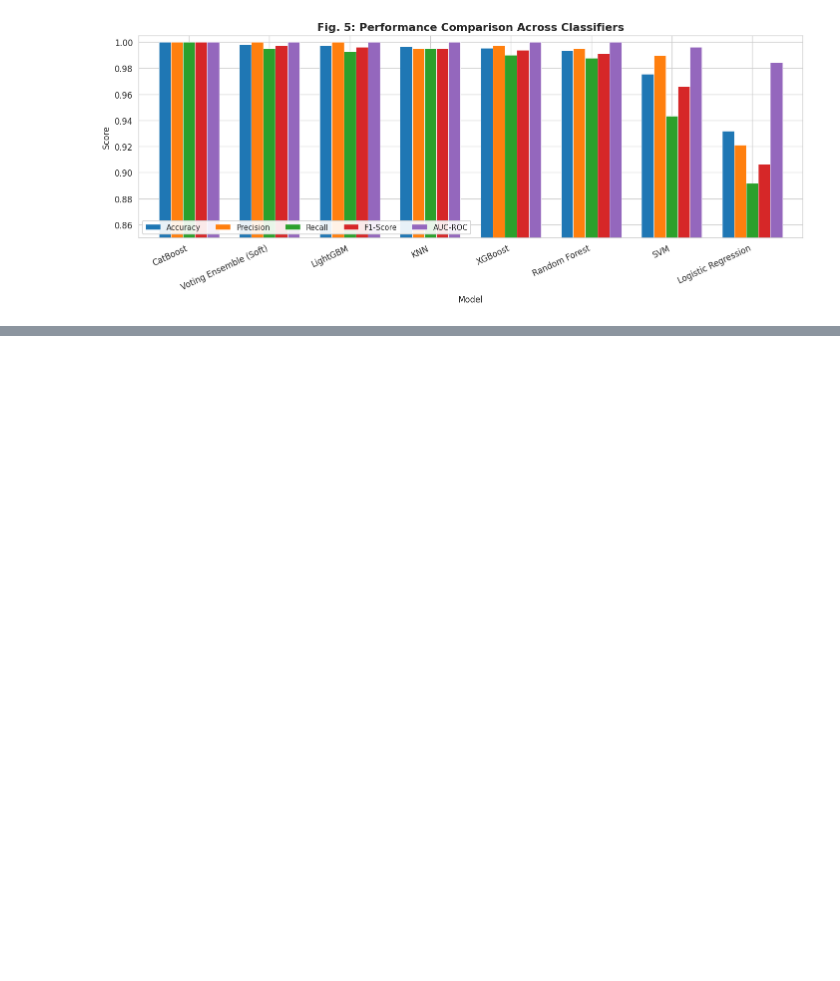
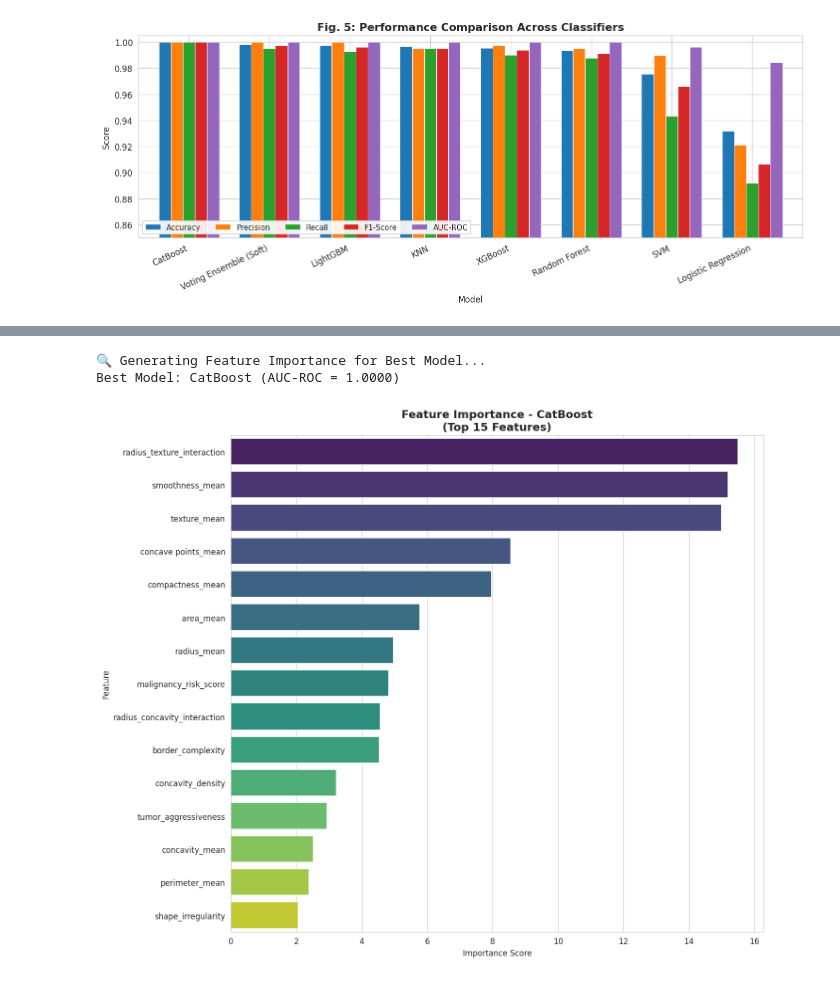
Before and after one commit to proshenjitbarua06-dot/skill-morph, a Jupyter notebook: Breast_Cancer.ipynb, the cells around one changed output, grey strips where cells are left out. Saved outputs shown, nothing was run; the diff lists cells and outputs as text; code cells hidden in the pictures; blank space fills up the shorter version.

```diff
--- a/Breast_Cancer.ipynb
+++ b/Breast_Cancer.ipynb
@@ -462,0 +421,68 @@ if hasattr(best_clf, "feature_importances_"):
+# %%
+# ====================== FEATURE IMPORTANCE (Best Model) ======================
+print("\n🔍 Generating Feature Importance for Best Model...")
+
+# Find best model by AUC-ROC
+best_row = results_df.iloc[0]
+best_name = best_row['Model']
+print(f"Best Model: {best_name} (AUC-ROC = {best_row['AUC-ROC']:.4f})")
+
+plt.figure(figsize=(12, 10))
+
+if best_name == "Voting Ensemble (Soft)":
+    # Use XGBoost feature importance as proxy (best single model)
+    best_model = models["XGBoost"]
+    best_name_for_title = "Voting Ensemble (using XGBoost importance)"
+else:
+    best_model = models[best_name]
+    best_name_for_title = best_name
+
+# Get feature importance
+if hasattr(best_model, "feature_importances_"):
+    importances = best_model.feature_importances_
+elif hasattr(best_model, "get_booster"):  # XGBoost
+    importances = best_model.feature_importances_
+else:
+    print("Feature importance not available for this model.")
+    importances = None
+
+if importances is not None:
+    feature_names = X.columns
+    feature_importance_df = pd.DataFrame({
+        'Feature': feature_names,
+        'Importance': importances
+    }).sort_values(by='Importance', ascending=False)
+
+    # Top 15 features
+    top_features = feature_importance_df.head(15)
+
+    sns.barplot(x='Importance', y='Feature', data=top_features, palette='viridis')
+    plt.title(f'Feature Importance - {best_name_for_title}\n(Top 15 Features)',
+              fontsize=14, fontweight='bold')
+    plt.xlabel('Importance Score')
+    plt.ylabel('Feature')
+    plt.tight_layout()
+
+    plt.show()
+
+    # Print top 15 features
+    print("\nTop 15 Most Important Features:")
+    print(top_features.head(15)[['Feature', 'Importance']].round(4))
+else:
+    print("Using permutation importance instead (slower)...")
+    # Fallback: Permutation Importance
+    from sklearn.inspection import permutation_importance
+    perm_importance = permutation_importance(best_model, X_test, y_test, n_repeats=10, random_state=SEED)
+    perm_df = pd.DataFrame({
+        'Feature': X.columns,
+        'Importance': perm_importance.importances_mean
+    }).sort_values(by='Importance', ascending=False)
+
+    sns.barplot(x='Importance', y='Feature', data=perm_df.head(15), palette='viridis')
+    plt.title(f'Permutation Feature Importance - {best_name}')
+    plt.tight_layout()
+    plt.show()
+# %% [output]
+🔍 Generating Feature Importance for Best Model...
+Best Model: CatBoost (AUC-ROC = 1.0000)
+[figure, added]
```
Also changed, not shown: parts of 8 cells of this notebook.
